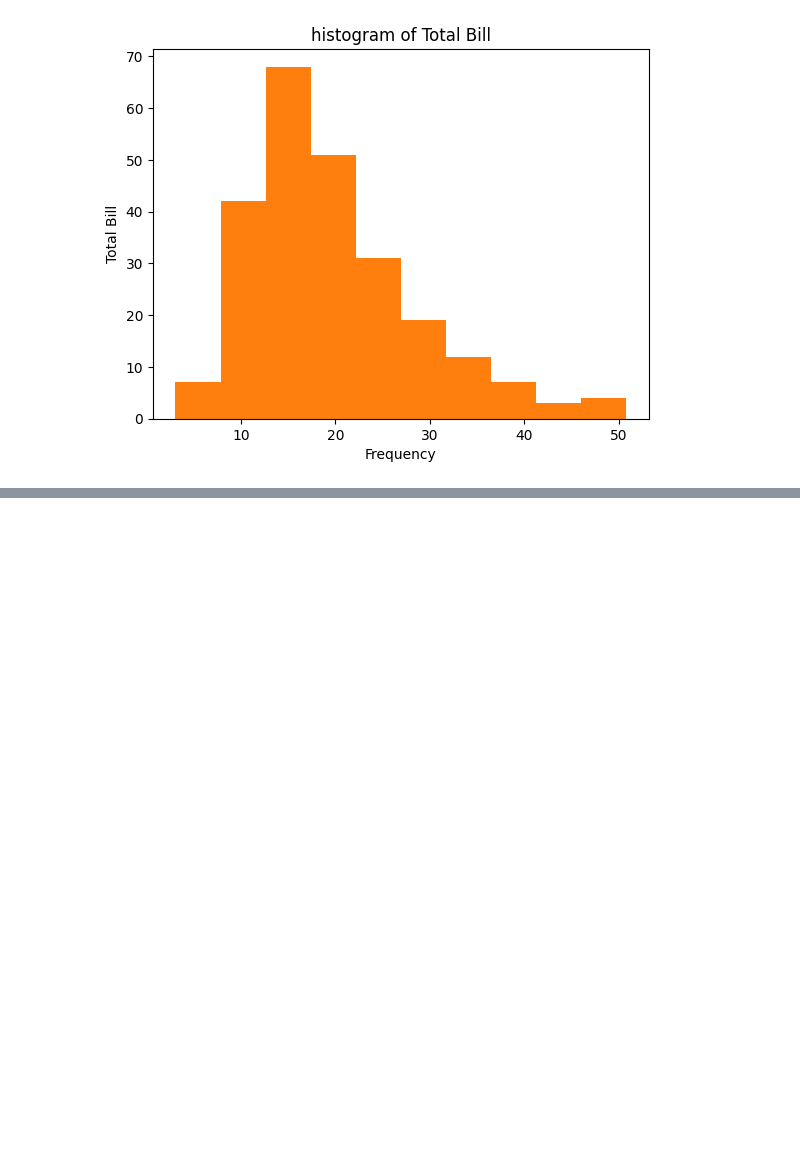
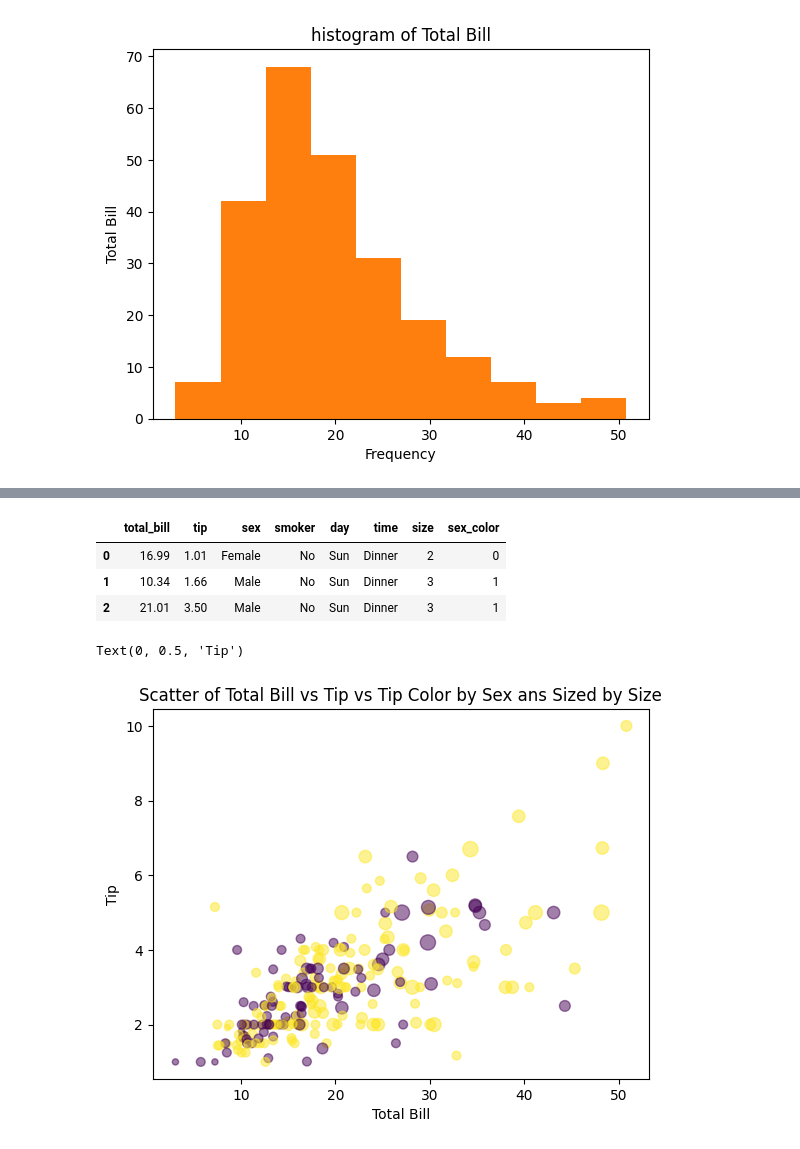
Before and after one commit to CHYHEE/Python, a Jupyter notebook: lesson_pandas_4.ipynb, the cells around one changed output, grey strips where cells are left out. Drawn from its saved outputs; the diff is of its cells as text; code cells hidden in the pictures; blank space fills up the shorter version.

```diff
--- a/lesson_pandas_4.ipynb
+++ b/lesson_pandas_4.ipynb
@@ -116,0 +160,31 @@ fig
+# %%
+def recode_sex(sex):
+    if sex=='Female':
+        return 0
+    else:
+        return 1
+# %%
+tips['sex_color'] = tips['sex'].apply(recode_sex)
+# %%
+tips.head(3)
+# %% [output]
+|  | total_bill | tip | sex | smoker | day | time | size | sex_color |
+| 0 | 16.99 | 1.01 | Female | No | Sun | Dinner | 2 | 0 |
+| 1 | 10.34 | 1.66 | Male | No | Sun | Dinner | 3 | 1 |
+| 2 | 21.01 | 3.50 | Male | No | Sun | Dinner | 3 | 1 |
+# %%
+fig = plt.figure()
+axes1 = fig.add_subplot(1, 1, 1)
+axes1.scatter(
+    tips['total_bill'],
+    tips['tip'],
+    tips['size']*20,
+    tips['sex_color'],
+    alpha=0.5)
+
+axes1.set_title('Scatter of Total Bill vs Tip vs Tip Color by Sex ans Sized by Size')
+axes1.set_xlabel('Total Bill')
+axes1.set_ylabel('Tip')
+# %% [output]
+Text(0, 0.5, 'Tip')
+[figure, added]
```
Also changed, not shown: parts of 8 cells of this notebook.
